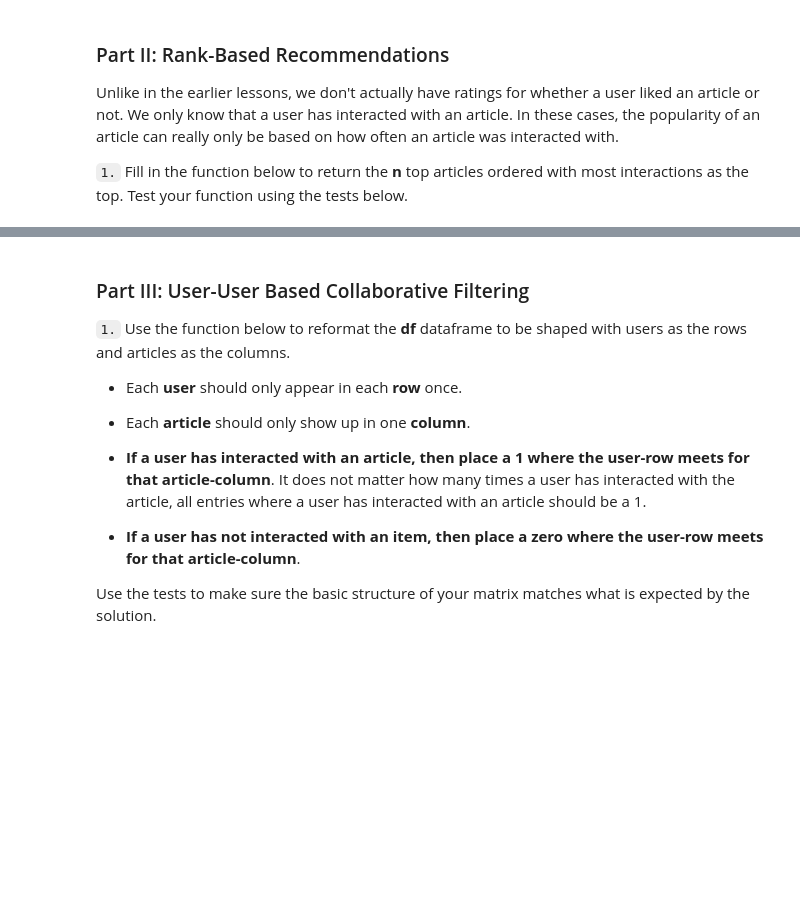
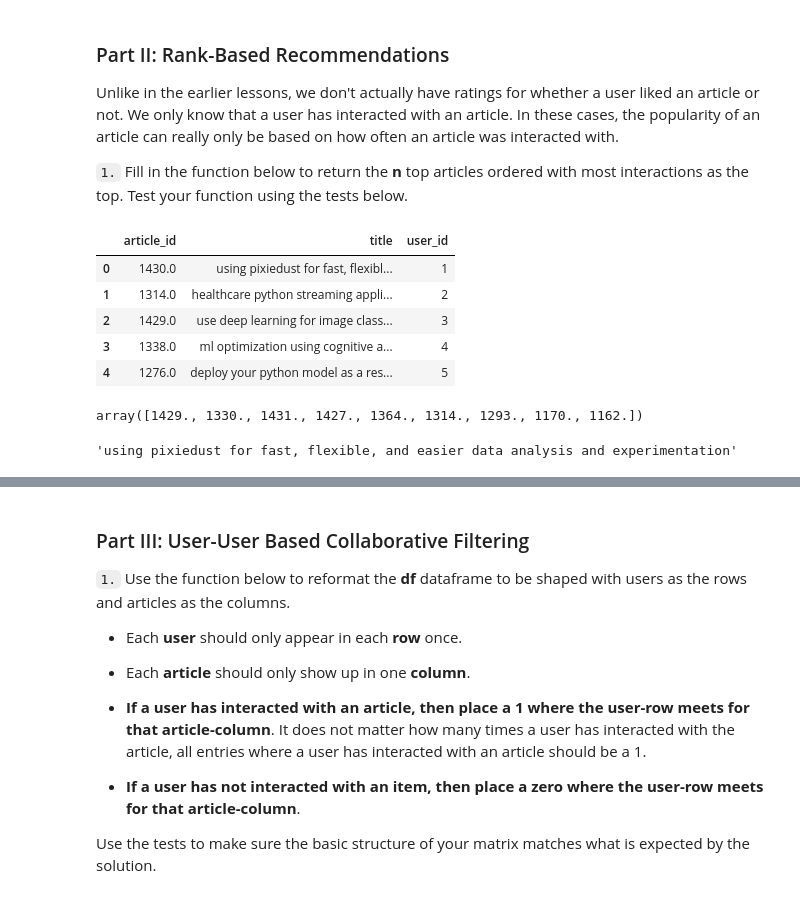
Before and after one commit to Ali-Alhamaly/recommendation-engine-IBM-Watson-community-, a Jupyter notebook: Recommendations_with_IBM.ipynb, the cells around one changed output, grey strips where cells are left out. Saved outputs shown, nothing was run; the diff lists cells and outputs as text; code cells hidden in the pictures; blank space fills up the shorter version.

Commit message:
completed analysis

```diff
--- a/Recommendations_with_IBM.ipynb
+++ b/Recommendations_with_IBM.ipynb
@@ -229,6 +261,23 @@ t.sol_1_test(sol_1_dict)
 Unlike in the earlier lessons, we don't actually have ratings for whether a user liked an article or not.  We only know that a user has interacted with an article.  In these cases, the popularity of an article can really only be based on how often an article was interacted with.
 
 `1.` Fill in the function below to return the **n** top articles ordered with most interactions as the top. Test your function using the tests below.
+# %%
+df.head()
+# %% [output]
+|  | article_id | title | user_id |
+| 0 | 1430.0 | using pixiedust for fast, flexibl... | 1 |
+| 1 | 1314.0 | healthcare python streaming appli... | 2 |
+| 2 | 1429.0 | use deep learning for image class... | 3 |
+| 3 | 1338.0 | ml optimization using cognitive a... | 4 |
+| 4 | 1276.0 | deploy your python model as a res... | 5 |
+# %%
+df.groupby('article_id').count()['title'].sort_values(ascending=False).iloc[:9].index.values
+# %% [output]
+array([1429., 1330., 1431., 1427., 1364., 1314., 1293., 1170., 1162.])
+# %%
+df['title'][df['article_id']==1430].iloc[0]
+# %% [output]
+'using pixiedust for fast, flexible, and easier data analysis and experimentation'
 # %%
 def get_top_articles(n, df=df):
     '''
```
Also changed, not shown: parts of 53 cells of this notebook, 5 other files.
